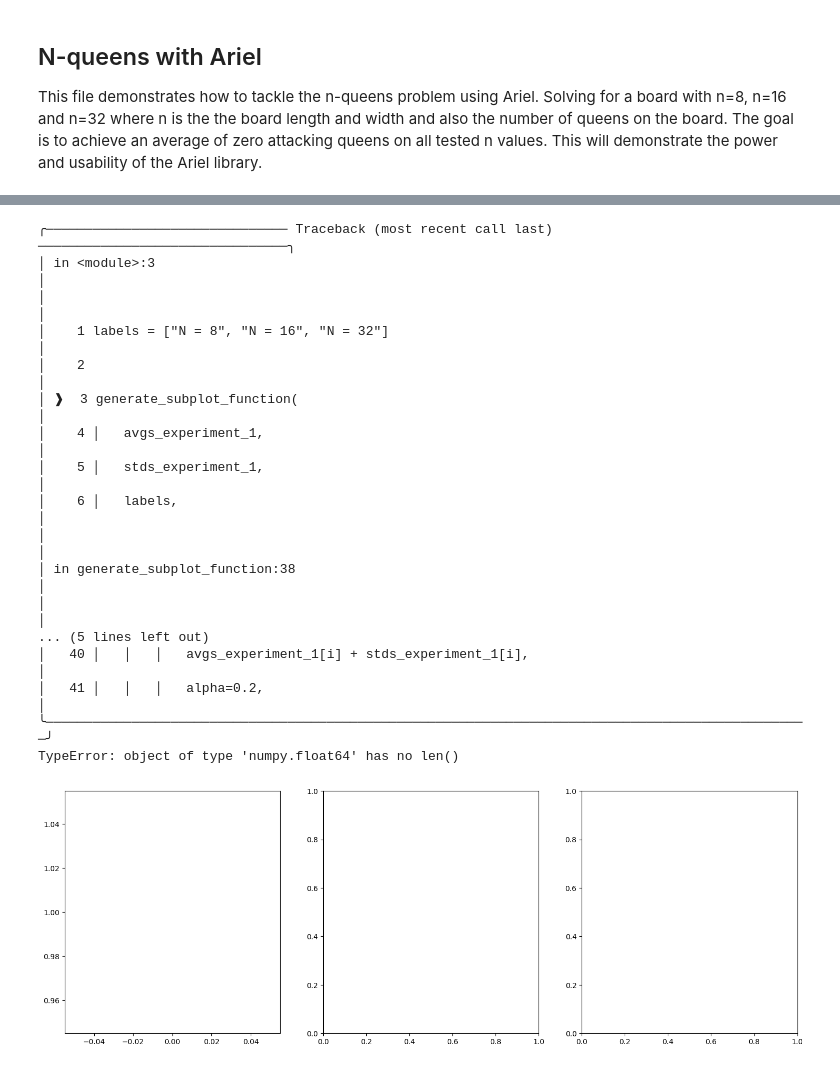
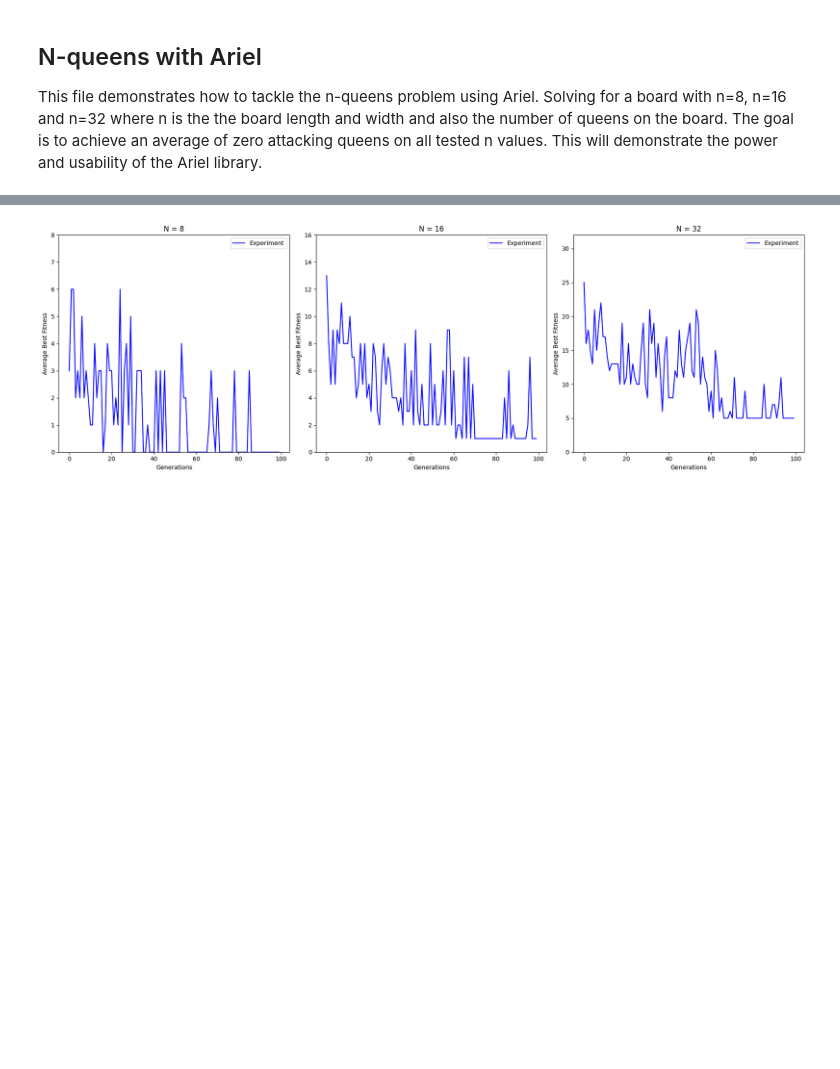
Before and after one commit to Jaden505/Ariel-N-Queens, a Jupyter notebook: examples/n_queens_problem.ipynb, the cells around one changed output, grey strips where cells are left out. Saved outputs shown, nothing was run; the diff lists cells and outputs as text; code cells hidden in the pictures; blank space fills up the shorter version.

```diff
--- a/examples/n_queens_problem.ipynb
+++ b/examples/n_queens_problem.ipynb
@@ -166,16 +165,16 @@ def solve_problem(n, quiet=False) -> None:
         quiet=quiet,
     )
 
-    ea.run()
+    history = ea.run()
 
-    return ea.get_solution(only_alive=True)
+    return ea.get_solution(only_alive=True), history
 # %%
 config.is_maximisation = False  # We want to minimize the number of attacking queens
 config.target_population_size = 100
 config.num_of_generations = 100
 config.db_handling = "delete"
 
-solution = solve_problem(32)
+solution, _ = solve_problem(8)
 print("Best solution found:")
 print(visualize_solution(solution.genotype))
 print(f"With { int(solution.fitness) } attacking queens.")
@@ -302,10 +272,10 @@ def run_experiment_n_queens(runs):
     return avgs, stds, all_runs
 # %%
 config.is_maximisation = False  # We want to minimize the number of attacking queens
-config.target_population_size = 10
-config.num_of_generations = 10
+config.target_population_size = 100
+config.num_of_generations = 100
 config.db_handling = "delete"
-runs = 10
+runs = 1
 
 #check for the best fitness found for each problem
 avgs_experiment_1, stds_experiment_1, all_runs_experiment_1 = run_experiment_n_queens(runs)
@@ -354,31 +316,12 @@ Best fitness found for N = 32:  11.0
 # %%
 labels = ["N = 8", "N = 16", "N = 32"]
 
 generate_subplot_function(
     avgs_experiment_1,
     stds_experiment_1,
     labels,
-    avgs_experiment_2=None,
-    stds_experiment_2=None,
     n_columns=3,
     n_queens=[8, 16, 32],
 )
 # %% [output]
-╭─────────────────────────────── Traceback (most recent call last) ────────────────────────────────╮
-│ in <module>:3                                                                                    │
-│                                                                                                  │
-│    1 labels = ["N = 8", "N = 16", "N = 32"]                                                      │
-│    2                                                                                             │
-│ ❱  3 generate_subplot_function(                                                                  │
-│    4 │   avgs_experiment_1,                                                                      │
-│    5 │   stds_experiment_1,                                                                      │
-│    6 │   labels,                                                                                 │
-│                                                                                                  │
-│ in generate_subplot_function:38                                                                  │
-│                                                                                                  │
-... (5 lines left out)
-│   40 │   │   │   avgs_experiment_1[i] + stds_experiment_1[i],                                    │
-│   41 │   │   │   alpha=0.2,                                                                      │
-╰──────────────────────────────────────────────────────────────────────────────────────────────────╯
-TypeError: object of type 'numpy.float64' has no len()
-[figure, old version]
+[figure, new version]
```
Also changed, not shown: parts of 5 cells of this notebook, 1 other file.
